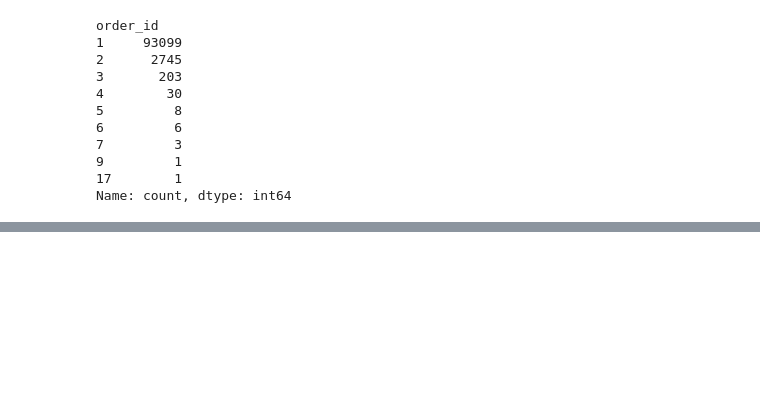
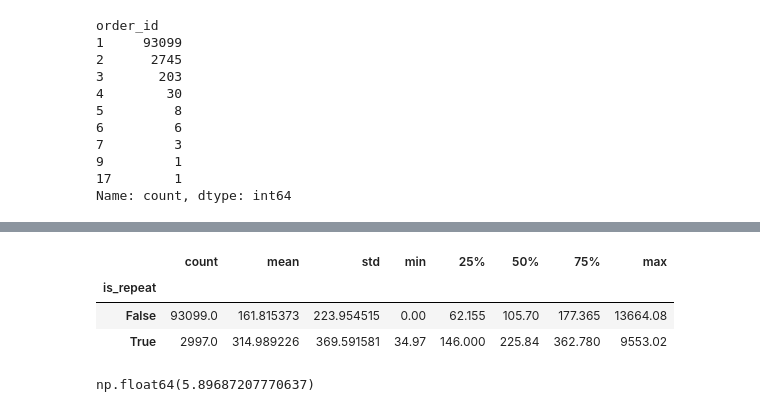
Before and after one commit to marekjuchnowicz2001-hue/project-1-ecommerce-analysis, a Jupyter notebook: notebooks/01_data_exploration.ipynb, the cells around one changed output, grey strips where cells are left out. Saved outputs shown, nothing was run; the diff lists cells and outputs as text; code cells hidden in the pictures; blank space fills up the shorter version.

```diff
--- a/notebooks/01_data_exploration.ipynb
+++ b/notebooks/01_data_exploration.ipynb
@@ -177,0 +208,3 @@ Name: count, dtype: int64
+# %%
+revenue_per_customer = (orders_full.groupby("customer_unique_id")["payment_value"].sum())
+revenue_per_customer.describe()
@@ -177,0 +221,25 @@ Name: count, dtype: int64
+# %%
+orders_per_real_customer = (orders_full.groupby("customer_unique_id")["order_id"].nunique())
+
+customer_summary = pd.DataFrame({
+    "orders_count": orders_per_real_customer,
+    "revenue": revenue_per_customer
+})
+
+customer_summary["is_repeat"] = customer_summary["orders_count"] >= 2
+customer_summary.groupby("is_repeat")["revenue"].describe()
+# %% [output]
+|  | count | mean | std | min | 25% | 50% | 75% | max |
+| is_repeat |  |  |  |  |  |  |  |  |
+| False | 93099.0 | 161.815373 | 223.954515 | 0.00 | 62.155 | 105.70 | 177.365 | 13664.08 |
+| True | 2997.0 | 314.989226 | 369.591581 | 34.97 | 146.000 | 225.84 | 362.780 | 9553.02 |
+# %%
+total_revenue = customer_summary["revenue"].sum()
+
+repeat_revenue = customer_summary[customer_summary["is_repeat"] == True]["revenue"].sum()
+
+repeat_revenue_share = repeat_revenue / total_revenue * 100
+
+repeat_revenue_share
+# %% [output]
+np.float64(5.89687207770637)
```
Also changed, not shown: parts of 4 cells of this notebook, 1 other file.
